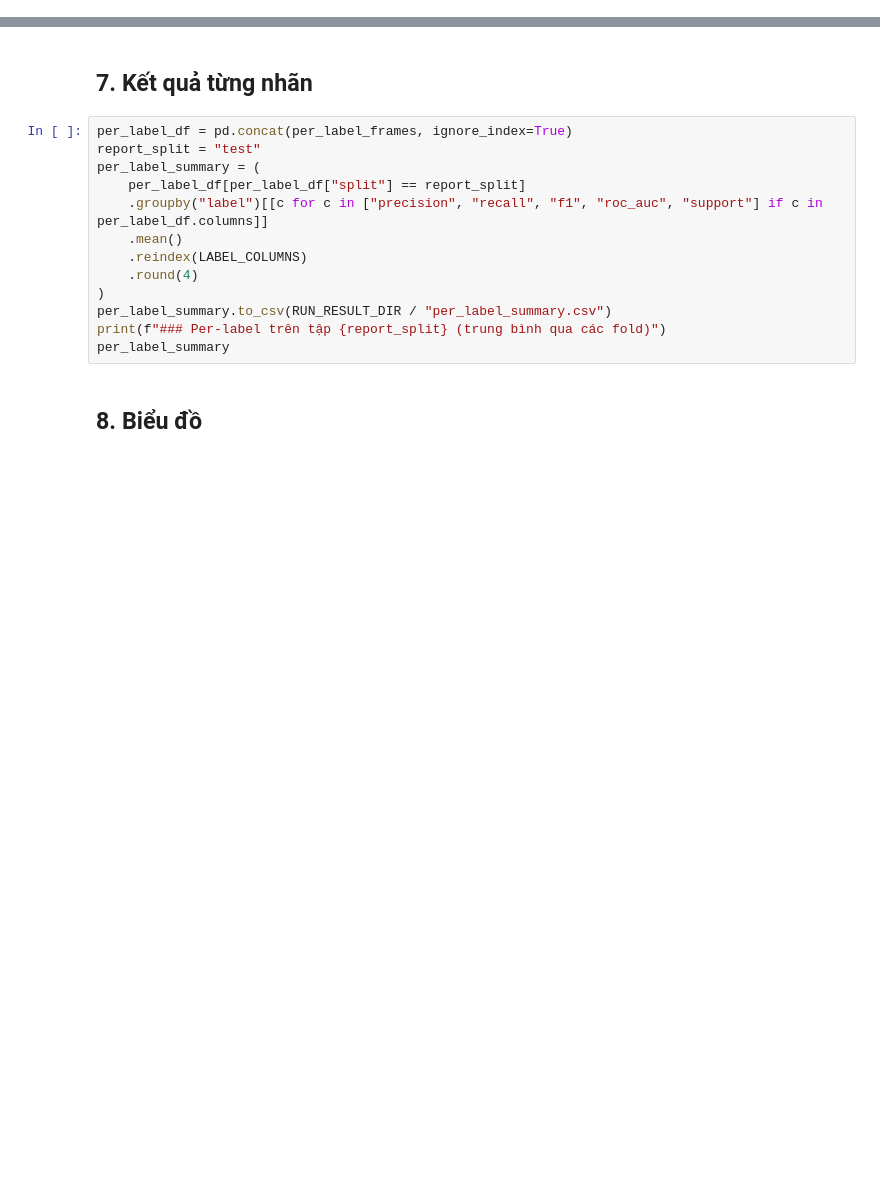
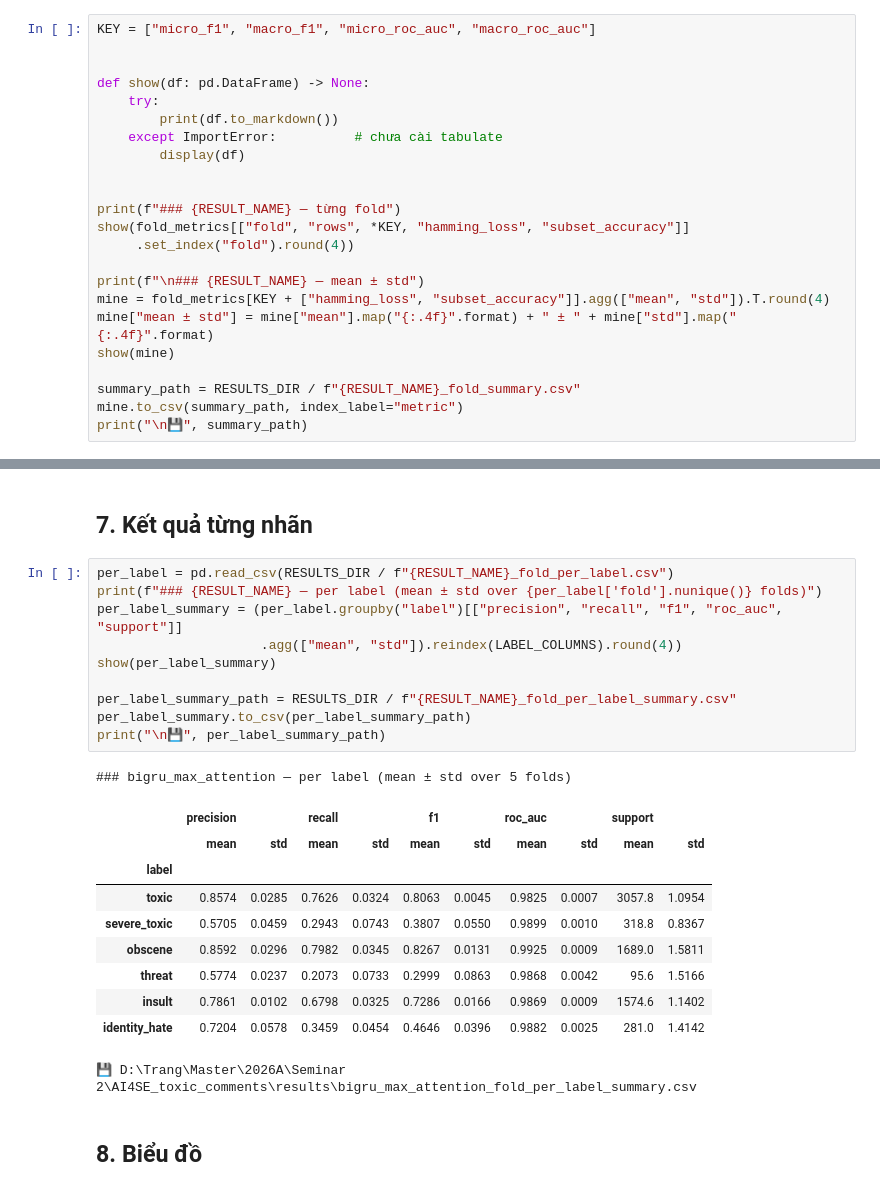
Before and after one commit to mnhhuyen/AI4SE_toxic_comments, a Jupyter notebook: notebooks/train_bigru.ipynb, the cells around one changed output, grey strips where cells are left out. Cells and saved outputs as stored; diff of their text form; blank space fills up the shorter version.

```diff
--- a/notebooks/train_bigru.ipynb
+++ b/notebooks/train_bigru.ipynb
@@ -263,0 +260,23 @@ summary
+# %%
+KEY = ["micro_f1", "macro_f1", "micro_roc_auc", "macro_roc_auc"]
+
+
+def show(df: pd.DataFrame) -> None:
+    try:
+        print(df.to_markdown())
+    except ImportError:          # chưa cài tabulate
+        display(df)
+
+
+print(f"### {RESULT_NAME} — từng fold")
+show(fold_metrics[["fold", "rows", *KEY, "hamming_loss", "subset_accuracy"]]
+     .set_index("fold").round(4))
+
+print(f"\n### {RESULT_NAME} — mean ± std")
+mine = fold_metrics[KEY + ["hamming_loss", "subset_accuracy"]].agg(["mean", "std"]).T.round(4)
+mine["mean ± std"] = mine["mean"].map("{:.4f}".format) + " ± " + mine["std"].map("{:.4f}".format)
+show(mine)
+
+summary_path = RESULTS_DIR / f"{RESULT_NAME}_fold_summary.csv"
+mine.to_csv(summary_path, index_label="metric")
+print("\n💾", summary_path)
@@ -264,17 +301,26 @@ summary
 # %% [markdown]
 ## 7. Kết quả từng nhãn
-# %%
-per_label_df = pd.concat(per_label_frames, ignore_index=True)
-report_split = "test"
-per_label_summary = (
-    per_label_df[per_label_df["split"] == report_split]
-    .groupby("label")[[c for c in ["precision", "recall", "f1", "roc_auc", "support"] if c in per_label_df.columns]]
-    .mean()
-    .reindex(LABEL_COLUMNS)
-    .round(4)
-)
-per_label_summary.to_csv(RUN_RESULT_DIR / "per_label_summary.csv")
-print(f"### Per-label trên tập {report_split} (trung bình qua các fold)")
-per_label_summary
+# %%
+per_label = pd.read_csv(RESULTS_DIR / f"{RESULT_NAME}_fold_per_label.csv")
+print(f"### {RESULT_NAME} — per label (mean ± std over {per_label['fold'].nunique()} folds)")
+per_label_summary = (per_label.groupby("label")[["precision", "recall", "f1", "roc_auc", "support"]]
+                     .agg(["mean", "std"]).reindex(LABEL_COLUMNS).round(4))
+show(per_label_summary)
+
+per_label_summary_path = RESULTS_DIR / f"{RESULT_NAME}_fold_per_label_summary.csv"
+per_label_summary.to_csv(per_label_summary_path)
+print("\n💾", per_label_summary_path)
+# %% [output]
+### bigru_max_attention — per label (mean ± std over 5 folds)
+|  | precision |  | recall |  | f1 |  | roc_auc |  | support |  |
+|  | mean | std | mean | std | mean | std | mean | std | mean | std |
+| label |  |  |  |  |  |  |  |  |  |  |
+| toxic | 0.8574 | 0.0285 | 0.7626 | 0.0324 | 0.8063 | 0.0045 | 0.9825 | 0.0007 | 3057.8 | 1.0954 |
+| severe_toxic | 0.5705 | 0.0459 | 0.2943 | 0.0743 | 0.3807 | 0.0550 | 0.9899 | 0.0010 | 318.8 | 0.8367 |
+| obscene | 0.8592 | 0.0296 | 0.7982 | 0.0345 | 0.8267 | 0.0131 | 0.9925 | 0.0009 | 1689.0 | 1.5811 |
+| threat | 0.5774 | 0.0237 | 0.2073 | 0.0733 | 0.2999 | 0.0863 | 0.9868 | 0.0042 | 95.6 | 1.5166 |
+| insult | 0.7861 | 0.0102 | 0.6798 | 0.0325 | 0.7286 | 0.0166 | 0.9869 | 0.0009 | 1574.6 | 1.1402 |
+| identity_hate | 0.7204 | 0.0578 | 0.3459 | 0.0454 | 0.4646 | 0.0396 | 0.9882 | 0.0025 | 281.0 | 1.4142 |
+💾 D:\Trang\Master\2026A\Seminar 2\AI4SE_toxic_comments\results\bigru_max_attention_fold_per_label_summary.csv
 # %% [markdown]
 ## 8. Biểu đồ
```
Also changed, not shown: parts of 38 cells of this notebook.
